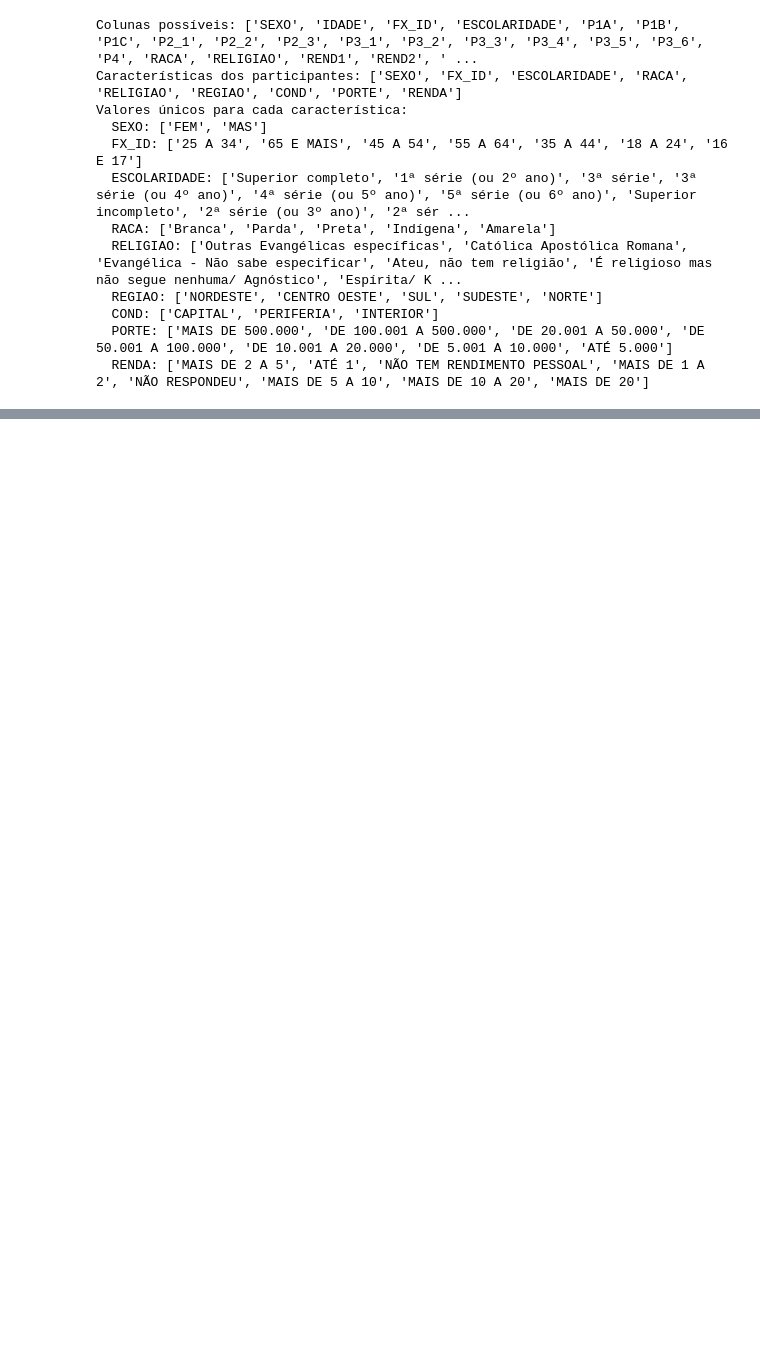
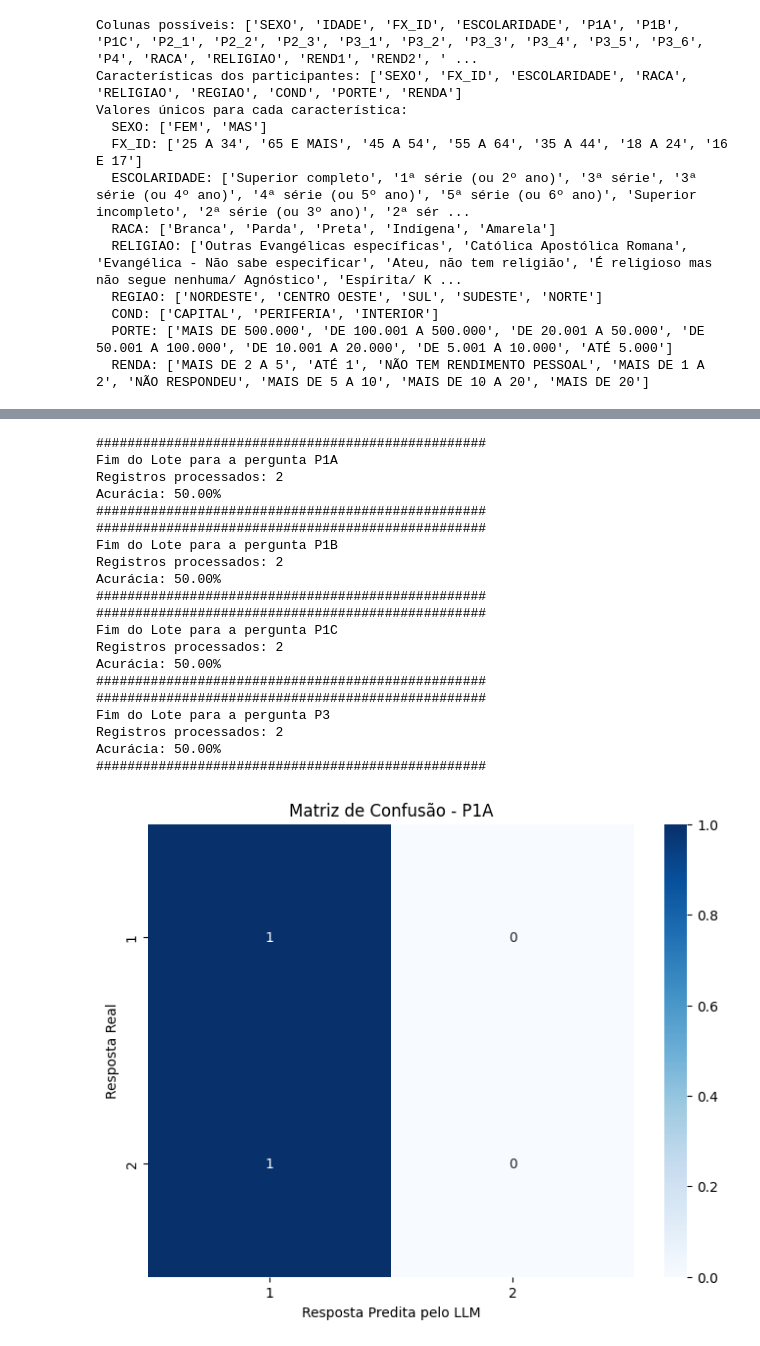
Before and after one commit to brumuchiuti/LLM-Public-Opinion-Simulation, a Jupyter notebook: IA_Projeto.ipynb, the cells around one changed output, grey strips where cells are left out. Drawn from its saved outputs; the diff is of its cells as text; code cells hidden in the pictures; blank space fills up the shorter version.

```diff
--- a/IA_Projeto.ipynb
+++ b/IA_Projeto.ipynb
@@ -186,7 +217,6 @@ questions = [
             "possible_answers": {
                 "Sim": 1,
                 "Não": 2,
-                "Não Votou": 3,
             },
             "multiple_choice": False
         },
@@ -196,7 +226,6 @@ questions = [
             "possible_answers": {
                 "Sim": 1,
                 "Não": 2,
-                "Não Votou": 3,
             },
             "multiple_choice": False
         },
@@ -206,7 +235,6 @@ questions = [
             "possible_answers": {
                 "Sim": 1,
                 "Não": 2,
-                "Não Votou": 3,
             },
             "multiple_choice": False
         },
@@ -290,8 +318,8 @@ for question in questions:
         )
         print("#" * 50)
         print(f"Pergunta Lida: {question['question']}")
-        print("Resposta do Ollama:\n")
-        features_selected_for_question[question['code']] = [feature.strip().upper() for feature in json.loads(response['message']['content'])['features_selected']]
+        print("Resposta do Gemma:\n")
+        features_selected_for_question[question['code']] = [feature.strip().upper() for feature in set(json.loads(response['message']['content'])['features_selected'])]
         print(f"Características selecionadas: {features_selected_for_question[question['code']]}")
         print("#" * 50)
     except Exception as e:
@@ -440,4 +473,19 @@ def generate_profile(line_idx: int, participant_features: list[str], possible_an
     profile_str = "\n".join([f"{car}: {valor}" for car, valor in profile.items()])
 
     return profile_str, answers
+# %%
+class QuestionResults:
+    """Classe para armazenar resultados de uma pergunta para posterior construção de matrizes de confusão"""
+    def __init__(self, question_code: str, is_multiple_choice: bool, possible_answers: dict):
+        self.code = question_code
+        self.is_multiple_choice = is_multiple_choice
+        self.possible_answers = possible_answers
+        self.real_answers_list = []
+        self.predicted_answers_list = []
+        self.real_pred_pairs = []
+        self.alternative_scores: dict[int, dict[str, int]] = {}
+        for alt_code in possible_answers.values():
+            self.alternative_scores[alt_code] = {'tp': 0, 'fp': 0, 'fn': 0, 'tn': 0}
+        self.score = 0
+        self.total_processed = 0
 # %%
@@ -517,0 +687,28 @@ P3_1: [1, 3, 4]
+# %%
+batch_size: int = 2
+
+results: dict[str, QuestionResults] = generate_answers_batch(questions, participant_features, df, batch_size)
+
+generate_confusion_matrices(questions, results)
+# %% [output]
+##################################################
+Fim do Lote para a pergunta P1A
+Registros processados: 2
+Acurácia: 50.00%
+##################################################
+##################################################
+Fim do Lote para a pergunta P1B
+Registros processados: 2
+Acurácia: 50.00%
+##################################################
+##################################################
+Fim do Lote para a pergunta P1C
+Registros processados: 2
+Acurácia: 50.00%
+##################################################
+##################################################
+Fim do Lote para a pergunta P3
+Registros processados: 2
+Acurácia: 50.00%
+##################################################
+[figure, added]
```
Also changed, not shown: parts of 16 cells of this notebook.
